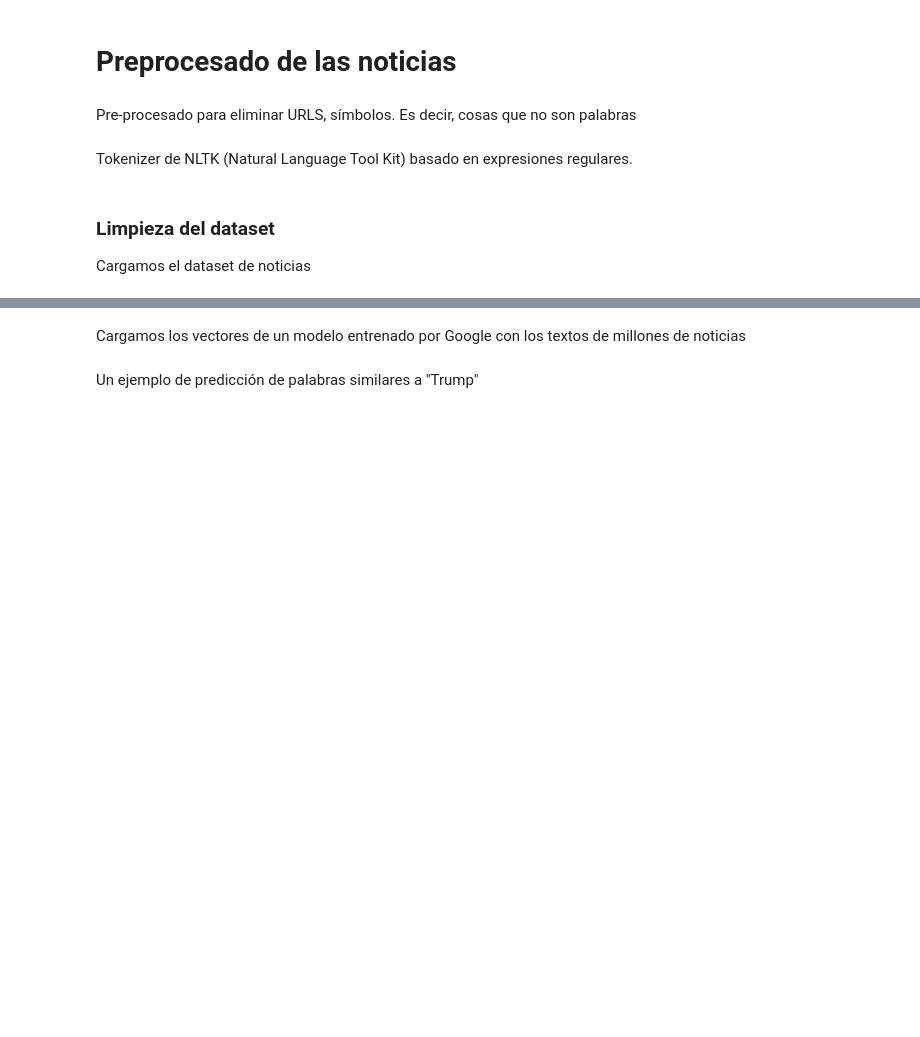
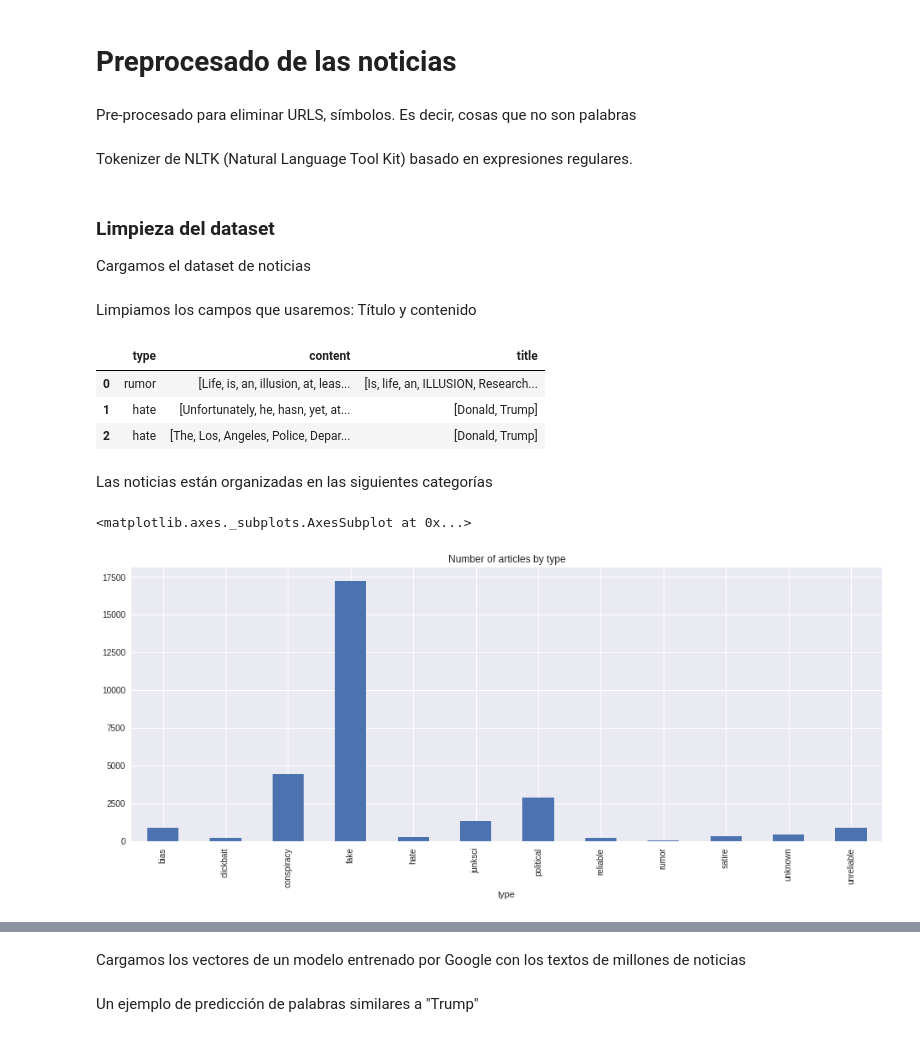
Before and after one commit to AIRLegend/fakenews, a Jupyter notebook: notebooks/Cleaning_news.ipynb, the cells around one changed output, grey strips where cells are left out. Cells and saved outputs as stored; diff of their text form; code cells hidden in the pictures; blank space fills up the shorter version.

Commit message:
Modificado el tratamiento del data. NO ACABADO. MemoryError.
Se han agrupado los tipos de noticias (de 12 a 3).
Se ha aumentado el número de noticias cargadas.
Ahora se procesa también el título.

```diff
--- a/notebooks/Cleaning_news.ipynb
+++ b/notebooks/Cleaning_news.ipynb
@@ -24,7 +24,7 @@ from nltk.tokenize import RegexpTokenizer
 ### Limpieza del dataset
 Cargamos el dataset de noticias
 # %%
-news = pd.read_csv("../../data/news_cleaned_2018_02_13.csv", nrows=1000)
+news = pd.read_csv("../../data/news_cleaned_2018_02_13.csv", nrows=30_000)
 
 news = news[['type', 'content', 'title']]
 
@@ -46,3 +46,25 @@ def clean_text(text):
     #words = [w for w in words if not w in stop_words]
 
     return words
+# %% [markdown]
+Limpiamos los campos que usaremos: Título y contenido
+# %%
+#Clean content
+news['content'] = news.apply(lambda row: clean_text(row['content']), axis=1)
+#Clean title
+news['title'] = news.apply(lambda row: clean_text(row['title']), axis=1)
+# %%
+news.head(3)
+# %% [output]
+|  | type | content | title |
+| 0 | rumor | [Life, is, an, illusion, at, leas... | [Is, life, an, ILLUSION, Research... |
+| 1 | hate | [Unfortunately, he, hasn, yet, at... | [Donald, Trump] |
+| 2 | hate | [The, Los, Angeles, Police, Depar... | [Donald, Trump] |
+# %% [markdown]
+Las noticias están organizadas en las siguientes categorías
+# %%
+fig, ax = plt.subplots(1,1, figsize=(16,6))
+news.groupby("type").count()['content'].plot.bar(title = "Number of articles by type", ax = ax)
+# %% [output]
+<matplotlib.axes._subplots.AxesSubplot at 0x...>
+[figure, added]
```
Also changed, not shown: parts of 18 cells of this notebook.
